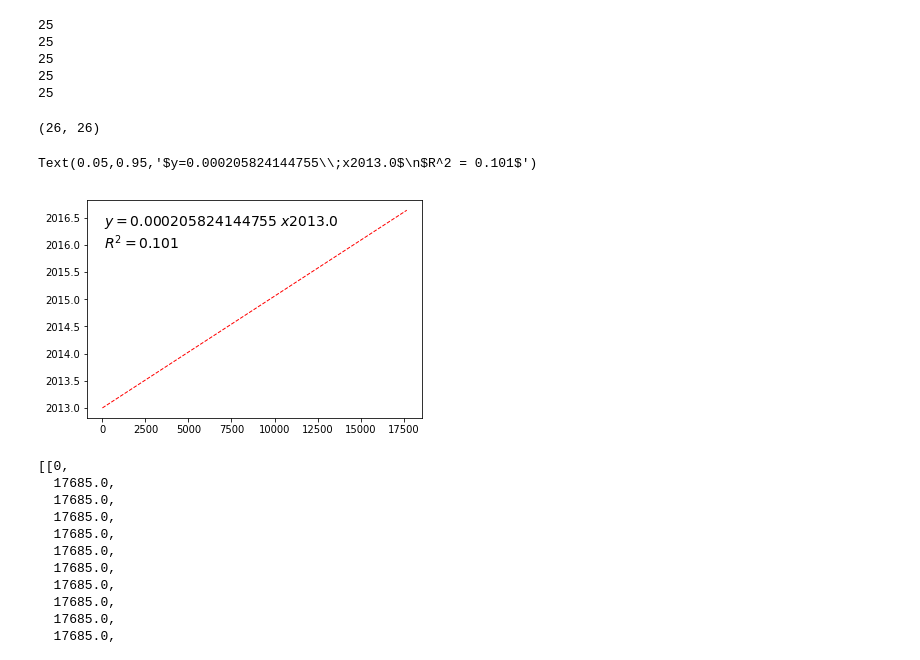
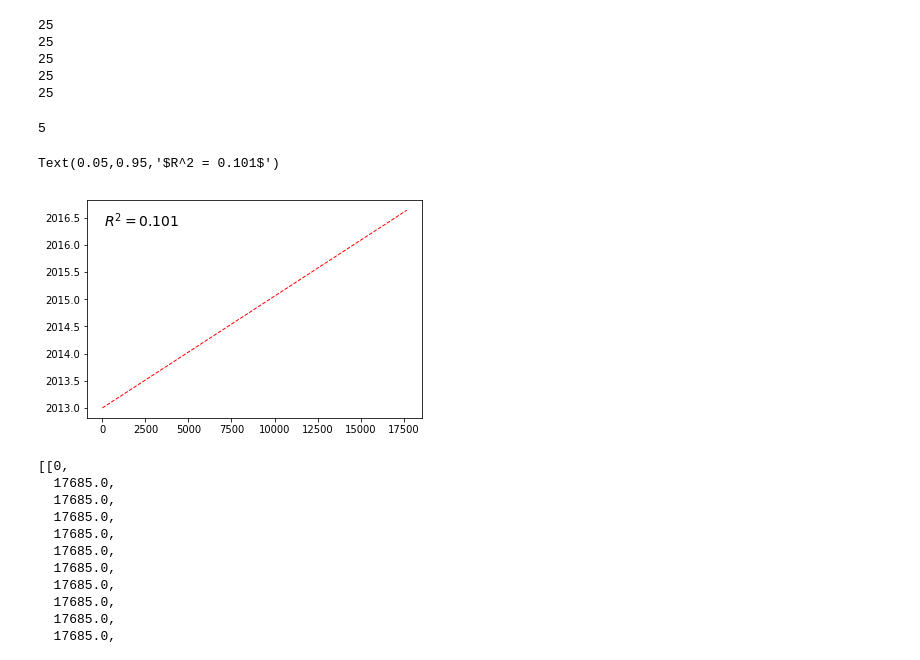
Before and after one commit to wagnernegrao/LargeFiles, a Jupyter notebook: Tools/growth_curve/versao_teste_curva_crescimento_python2.ipynb, the cells around one changed output. Drawn from its saved outputs; the diff is of its cells as text; code cells hidden in the pictures.

```diff
--- a/Tools/growth_curve/versao_teste_curva_crescimento_python2.ipynb
+++ b/Tools/growth_curve/versao_teste_curva_crescimento_python2.ipynb
@@ -110,12 +110,12 @@ def size_series(tm_serie):
         for serie in tm_series:
             #print('Serie: ', len(serie))
             for i in range(len(serie)):
-                if(i >= 25):
+                if(i >= min_value):
                     #print('=> ', i)
                     serie.pop(i)
                     break
         for serie in tm_series:
-            if(len(serie) == 25):
+            if(len(serie) == min_value):
                 flag = True
             else:
                 flag = False
@@ -127,11 +127,11 @@ def size_series(tm_serie):
     for serie in tm_series:
         serie.insert(0,0)
 
-    return(tm_serie)
+    return(tm_serie, min_value)
 
 
 
-tm_serie = size_series(tm_series)
+tm_serie, min_value = size_series(tm_series)
 # %% [output]
 25
 25
@@ -168,25 +166,25 @@ for serie in tm_serie:
 # %%
-len(tm_serie[0]), len(data)
+len(tm_serie)
 # %% [output]
-(26, 26)
+5
 # %%
 # As listas devem possuir o mesmo tamanho
 
 from sklearn.metrics import r2_score
 x = np.array(tm_serie[0])
 y = np.array(data)
 
-#plt.plot(x,y,"+", ms=10, mec="k")
+# plt.plot(x,y,"+", ms=10, mec="k")
 z = np.polyfit(x, y, 1)
 y_hat = np.poly1d(z)(x)
 
 plt.plot(x, y_hat, "r--", lw=1)
-text = "$y={}\;x{}$\n$R^2 = {}$".format(z[0], z[1], round(r2_score(y,y_hat), 3))
+text = "$R^2 = {}$".format(round(r2_score(y,y_hat), 3))
 plt.gca().text(0.05, 0.95, text,transform=plt.gca().transAxes,
      fontsize=14, verticalalignment='top')
 # %% [output]
-Text(0.05,0.95,'$y=0.000205824144755\\;x2013.0$\n$R^2 = 0.101$')
+Text(0.05,0.95,'$R^2 = 0.101$')
-[figure, old version]
+[figure, new version]
 # %%
 x = data['fee']
 y = data['time']
```
Also changed, not shown: parts of 2 cells of this notebook.
